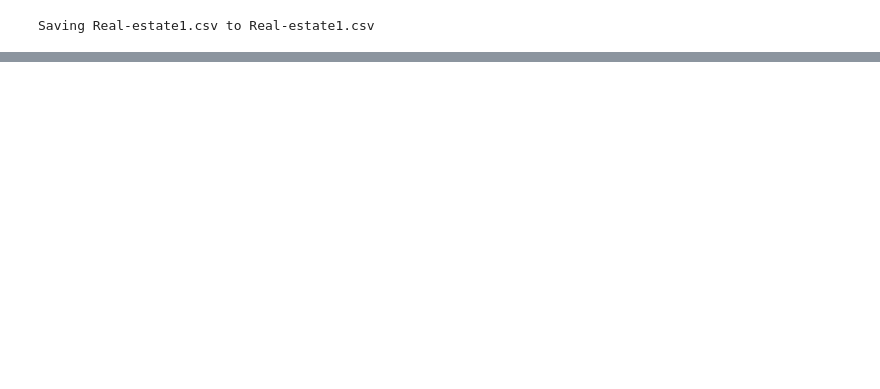
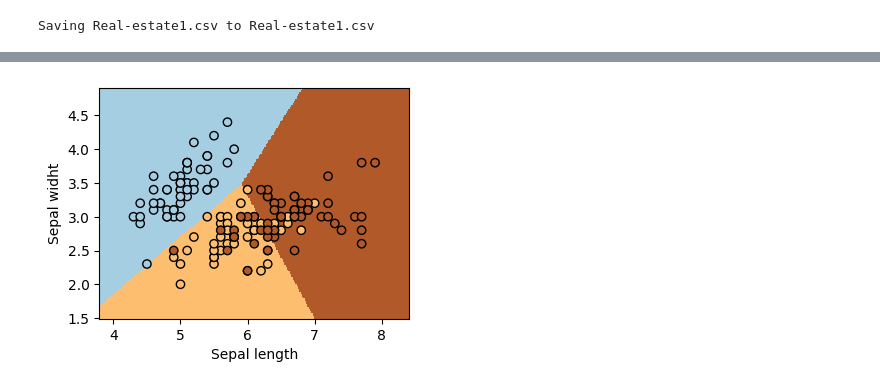
Before and after one commit to Erlangga24/MachineLearning, a Jupyter notebook: Praktikum_3.ipynb, the cells around one changed output, grey strips where cells are left out. Cells and saved outputs as stored; diff of their text form; code cells hidden in the pictures; blank space fills up the shorter version.

```diff
--- a/Praktikum_3.ipynb
+++ b/Praktikum_3.ipynb
@@ -119,34 +180,36 @@ import matplotlib.pyplot as plt
 from sklearn.datasets import load_iris
 from sklearn.linear_model import LogisticRegression
 
 # Load the iris dataset
 iris = load_iris()
 
 # Extract the features and target
 X = iris.data[:, :2]
 y = iris.target
 
 # Create an instance of Logistic Regression classifier
 clf = LogisticRegression(random_state=0,
                        multi_class='multinomial',
                        solver='newton-cg')
 # Fit the model
 clf.fit(X, y)
 
 # Plot the decision boundaries
 x_min, x_max = X[:, 0].min() -.5, X[:, 0].max() +.5
 y_min, y_max = X[:, 1].min() -.5, X[:, 1].max() +.5
 xx, yy = np.meshgrid(np.arange(x_min, x_max, .02),
                     np.arange(y_min, y_max, .02))
 Z = clf.predict(np.c_[xx.ravel(), yy.ravel()])
 Z = Z.reshape(xx.shape)
 plt.figure(1, figsize=(4, 3))
-plt.pcolormesh(xx, yy, 2, cmap=plt.cm. Paired)
+plt.pcolormesh(xx, yy, Z, cmap=plt.cm.Paired)
 plt.scatter(X[:, 0], X[:, 1], c=y, edgecolors='k',
             cmap=plt.cm.Paired)
 plt.xlabel('Sepal length')
 plt.ylabel('Sepal widht')
 plt.show()
+# %% [output]
+[figure, added]
 # %%
 import numpy as np
 import matplotlib.pyplot as plt
```
Also changed, not shown: parts of 15 cells of this notebook.
